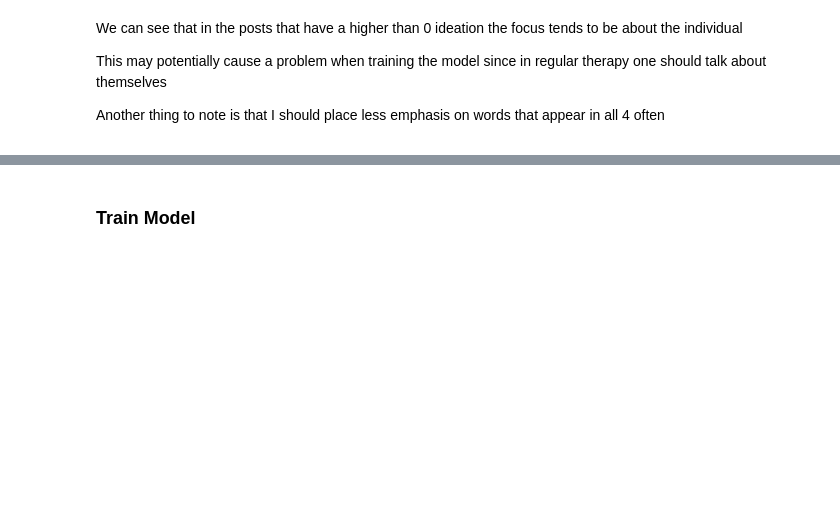
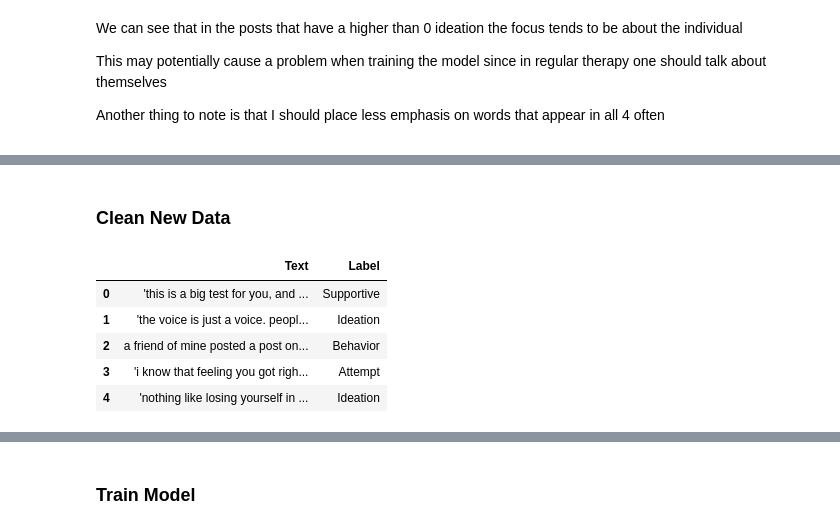
Before and after one commit to zlyons70/MentalHealthAI, a Jupyter notebook: notebooks/data_cleaning.ipynb, the cells around one changed output, grey strips where cells are left out. Drawn from its saved outputs; the diff is of its cells as text; code cells hidden in the pictures; blank space fills up the shorter version.

```diff
--- a/notebooks/data_cleaning.ipynb
+++ b/notebooks/data_cleaning.ipynb
@@ -139,0 +269,12 @@ plt.show()
+# %% [markdown]
+<h3> Clean New Data
+# %%
+combined_df = pd.read_csv('augmented_dataset.csv')
+combined_df.head()
+# %% [output]
+|  | Text | Label |
+| 0 | 'this is a big test for you, and ... | Supportive |
+| 1 | 'the voice is just a voice. peopl... | Ideation |
+| 2 | a friend of mine posted a post on... | Behavior |
+| 3 | 'i know that feeling you got righ... | Attempt |
+| 4 | 'nothing like losing yourself in ... | Ideation |
```
Also changed, not shown: parts of 24 cells of this notebook, 10 other files.
